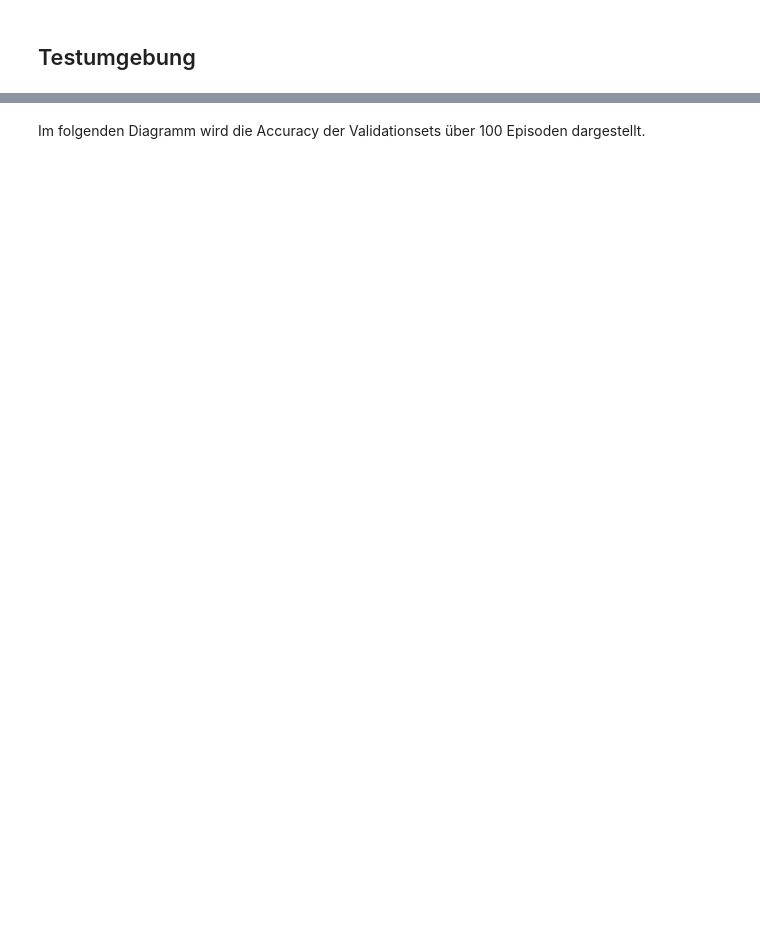
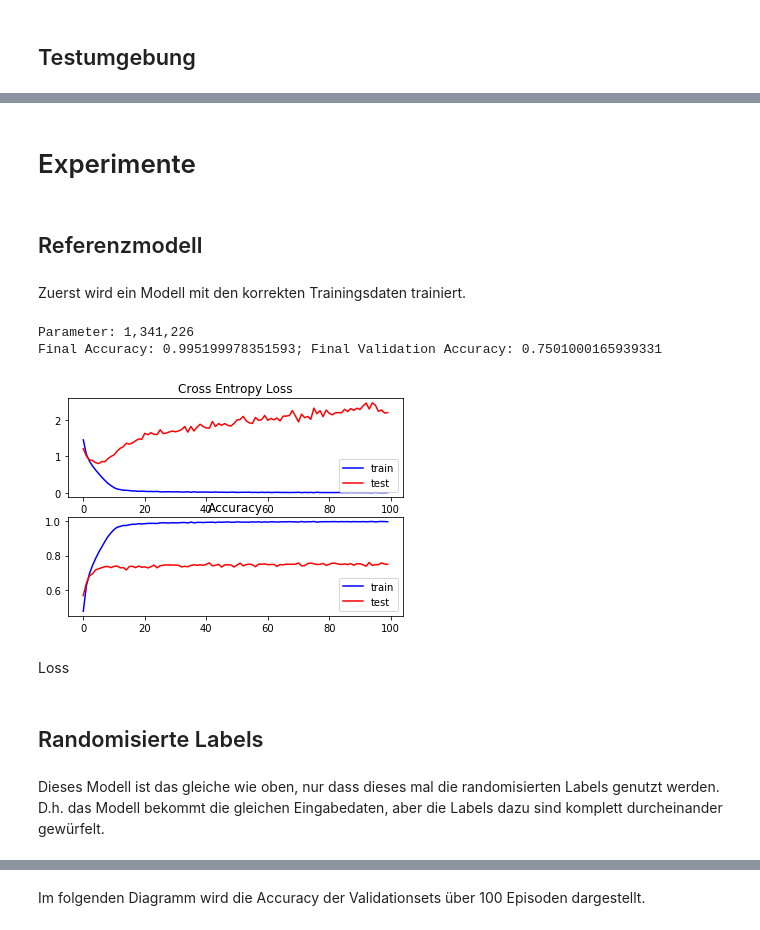
Before and after one commit to RoblabWh/WieLernenNeuronaleNetze, a Jupyter notebook: Memorization.ipynb, the cells around one changed output, grey strips where cells are left out. Saved outputs shown, nothing was run; the diff lists cells and outputs as text; code cells hidden in the pictures; blank space fills up the shorter version.

```diff
--- a/Memorization.ipynb
+++ b/Memorization.ipynb
@@ -196,0 +27,13 @@ model_random, history_random = create_or_load_model('random', normal_params, lam
+# %%
+import pickle
+from matplotlib import pyplot
+from keras.datasets import cifar10
+from keras.utils import to_categorical
+from keras.models import Sequential, load_model
+from keras.layers import Conv2D, MaxPooling2D, Flatten, Dense, Dropout
+from keras.optimizers import SGD, RMSprop, Adam
+from keras.regularizers import l2
+import random, os, json
+
+FORCE_BUILD_MODELS = False
+BATCH_SIZE = 64
@@ -196,0 +208,6 @@ model_random, history_random = create_or_load_model('random', normal_params, lam
+# %% [markdown]
+# Experimente
+# %% [markdown]
+## Referenzmodell
+# %% [markdown]
+Zuerst wird ein Modell mit den korrekten Trainingsdaten trainiert.
@@ -196,0 +217,13 @@ model_random, history_random = create_or_load_model('random', normal_params, lam
+# %%
+print_summary(model_normal, history_normal)
+plot_summary(history_normal)
+# %% [output]
+Parameter: 1,341,226
+Final Accuracy: 0.995199978351593; Final Validation Accuracy: 0.7501000165939331
+[figure, added]
+# %% [markdown]
+Loss
+# %% [markdown]
+## Randomisierte Labels
+# %% [markdown]
+Dieses Modell ist das gleiche wie oben, nur dass dieses mal die randomisierten Labels genutzt werden. D.h. das Modell bekommt die gleichen Eingabedaten, aber die Labels dazu sind komplett durcheinander gewürfelt.
```
Also changed, not shown: parts of 77 cells of this notebook.
